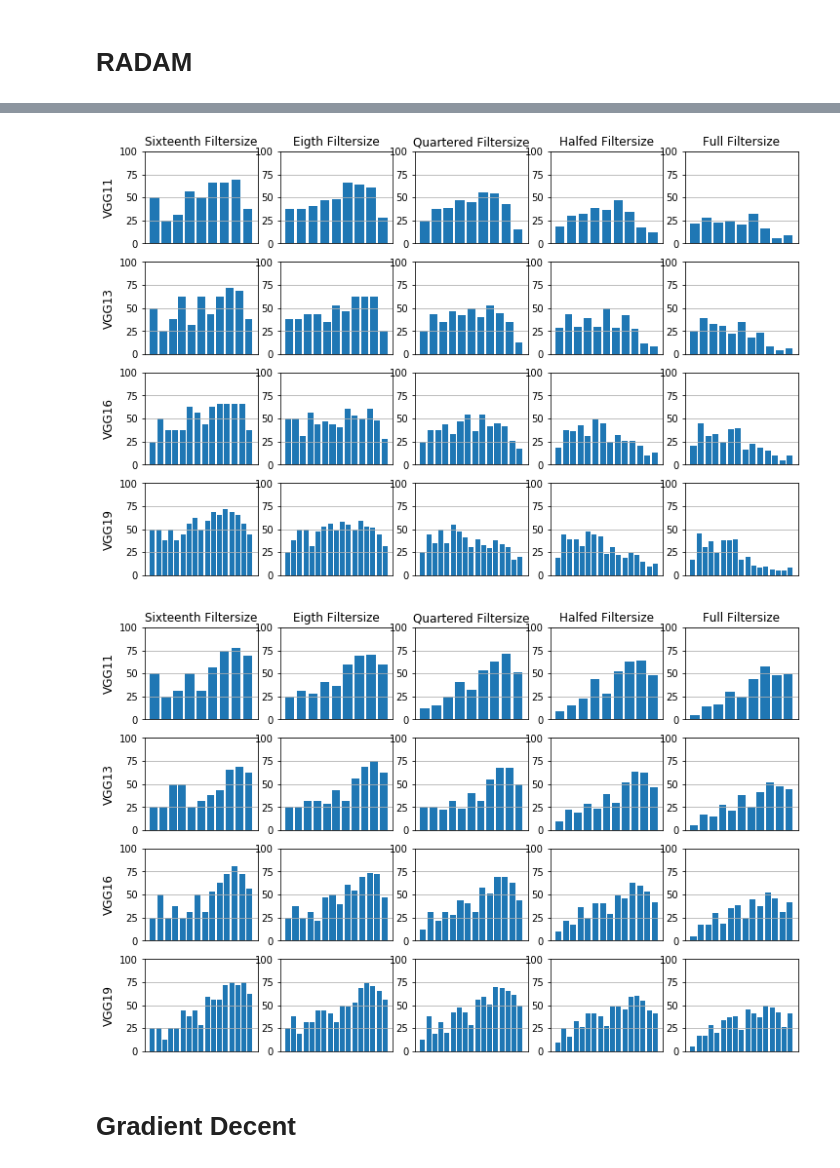
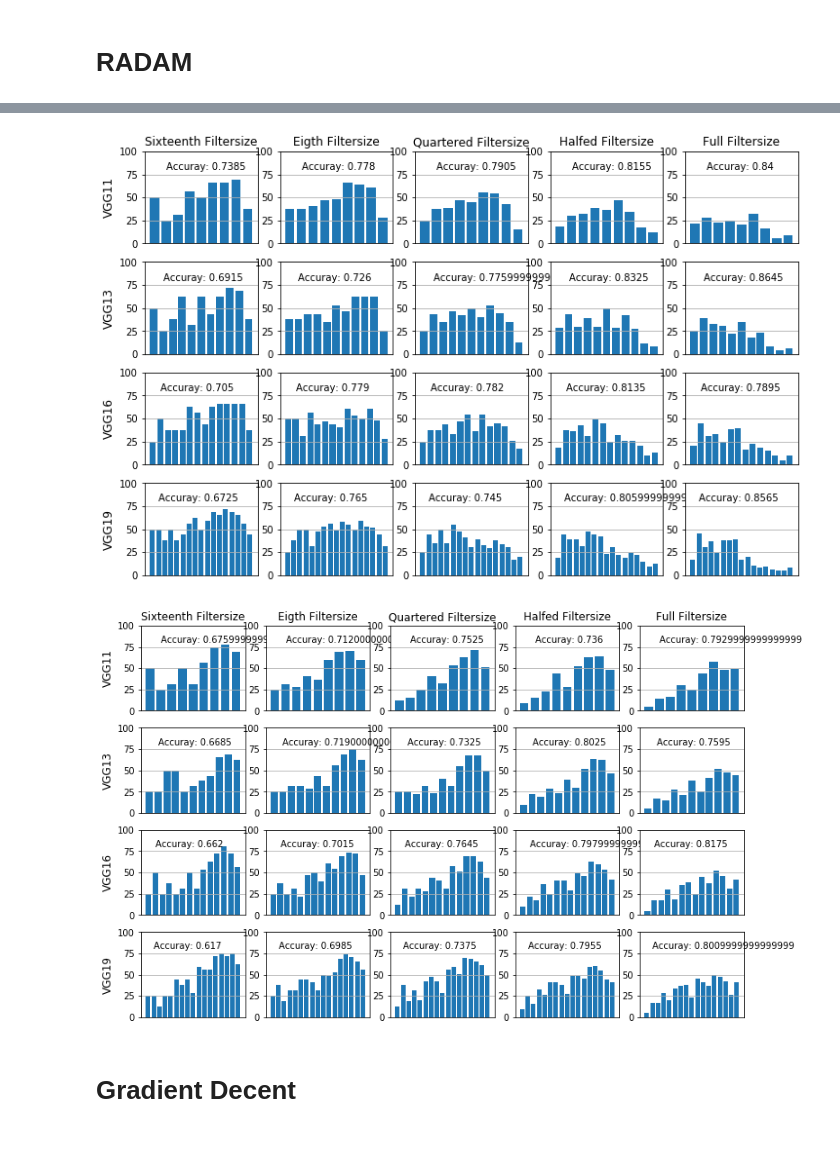
Before and after one commit to delve-team/result_analysis, a Jupyter notebook: CatVsDog Collages.ipynb, the cells around one changed output, grey strips where cells are left out. Saved outputs shown, nothing was run; the diff lists cells and outputs as text; code cells hidden in the pictures.

```diff
--- a/CatVsDog Collages.ipynb
+++ b/CatVsDog Collages.ipynb
@@ -143,8 +155,8 @@ for i,net in enumerate([11, 13, 16, 19]):
     for j,filterstack in enumerate(reversed(['', '_S', '_XS', '_XXS', '_XXXS'])):
         filename = join('.','logs','VGG{}{}'.format(net, filterstack),'CatVsDog','VGG{}{}_bs{}_e20_id{}.csv'.format(net, filterstack, batch_size, identifieer))
         #print(filename)
-        df = extract_layer_saturation(pd.read_csv(filename, sep=';'), epoch=19)
-        plot_saturation_level_ax(df, axes[i][j])
+        df, acc = extract_layer_saturation(pd.read_csv(filename, sep=';'), epoch=19)
+        plot_saturation_level_ax(df, axes[i][j], acc)
 plt.show()
 #plt.savefig('collage_cifar.eps')
 # %% [output]
@@ -172,8 +184,8 @@ for i,net in enumerate([11, 13, 16, 19]):
     for j,filterstack in enumerate(reversed(['', '_S', '_XS', '_XXS', '_XXXS'])):
         filename = join('.','logs','VGG{}{}'.format(net, filterstack),'CatVsDog','VGG{}{}_bs{}_e20_id{}.csv'.format(net, filterstack, batch_size, identifieer))
         #print(filename)
-        df = extract_layer_saturation(pd.read_csv(filename, sep=';'), epoch=19)
-        plot_saturation_level_ax(df, axes[i][j])
+        df, acc = extract_layer_saturation(pd.read_csv(filename, sep=';'), epoch=19)
+        plot_saturation_level_ax(df, axes[i][j], acc)
 plt.show()
 #plt.savefig('collage_cifar.eps')
 # %% [output]
@@ -199,8 +211,8 @@ for i,net in enumerate([11, 13, 16, 19]):
     for j,filterstack in enumerate(reversed(['', '_S', '_XS', '_XXS', '_XXXS'])):
         filename = join('.','logs','VGG{}{}'.format(net, filterstack),'CatVsDog','VGG{}{}_bs{}_e20_id{}.csv'.format(net, filterstack, batch_size, identifieer))
         #print(filename)
-        df = extract_layer_saturation(pd.read_csv(filename, sep=';'), epoch=19)
-        plot_saturation_level_ax(df, axes[i][j])
+        df, acc = extract_layer_saturation(pd.read_csv(filename, sep=';'), epoch=19)
+        plot_saturation_level_ax(df, axes[i][j], acc)
 plt.show()
 #plt.savefig('collage_cifar.eps')
 # %% [output]
@@ -226,39 +238,39 @@ for i,net in enumerate([11, 13, 16, 19]):
     for j,filterstack in enumerate(reversed(['', '_S', '_XS', '_XXS', '_XXXS'])):
         filename = join('.','logs','VGG{}{}'.format(net, filterstack),'CatVsDog','VGG{}{}_bs{}_e20_id{}.csv'.format(net, filterstack, batch_size, identifieer))
         #print(filename)
-        df = extract_layer_saturation(pd.read_csv(filename, sep=';'), epoch=19)
-        plot_saturation_level_ax(df, axes[i][j])
+        df, acc = extract_layer_saturation(pd.read_csv(filename, sep=';'), epoch=19)
+        plot_saturation_level_ax(df, axes[i][j], acc)
 plt.show()
 #plt.savefig('collage_cifar.eps')
 # %% [output]
-[figure, old version]
+[figure, new version]
 # %%
 import matplotlib.pyplot as plt
 batch_size = 512
 identifieer = 'RADAM'
 cols = ['{} Filtersize'.format(col) for col in reversed(['Full','Halfed', 'Quartered', 'Eigth', 'Sixteenth'])]
 rows = ['{}'.format(row) for row in ['VGG11', 'VGG13', 'VGG16', 'VGG19']]
 
 fig, axes = plt.subplots(nrows=4, ncols=5, figsize=(12, 8))
 for ax, col in zip(axes[0], cols):
     ax.set_title(col)
 
 for ax, row in zip(axes[:,0], rows):
     ax.set_ylabel(row, rotation='vertical', size='large')
 
 
 
 #fig.tight_layout()
 for i,net in enumerate([11, 13, 16, 19]):
     for j,filterstack in enumerate(reversed(['', '_S', '_XS', '_XXS', '_XXXS'])):
         filename = join('.','logs','VGG{}{}'.format(net, filterstack),'CatVsDog','VGG{}{}_bs{}_e20_id{}.csv'.format(net, filterstack, batch_size, identifieer))
         #print(filename)
-        df = extract_layer_saturation(pd.read_csv(filename, sep=';'), epoch=19)
-        plot_saturation_level_ax(df, axes[i][j])
+        df, acc = extract_layer_saturation(pd.read_csv(filename, sep=';'), epoch=19)
+        plot_saturation_level_ax(df, axes[i][j], acc)
 plt.show()
 #plt.savefig('collage_cifar.eps')
 # %% [output]
-[figure, old version]
+[figure, new version]
 # %% [markdown]
 # Gradient Decent
 # %%
```
Also changed, not shown: parts of 16 cells of this notebook, 3 other files.
